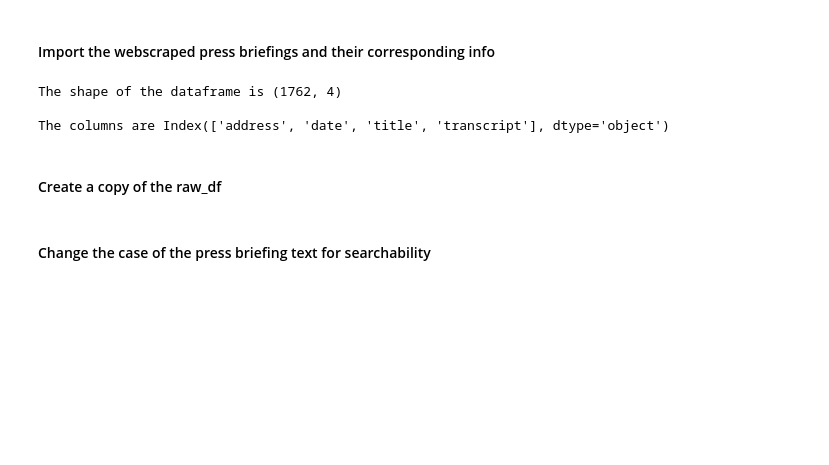
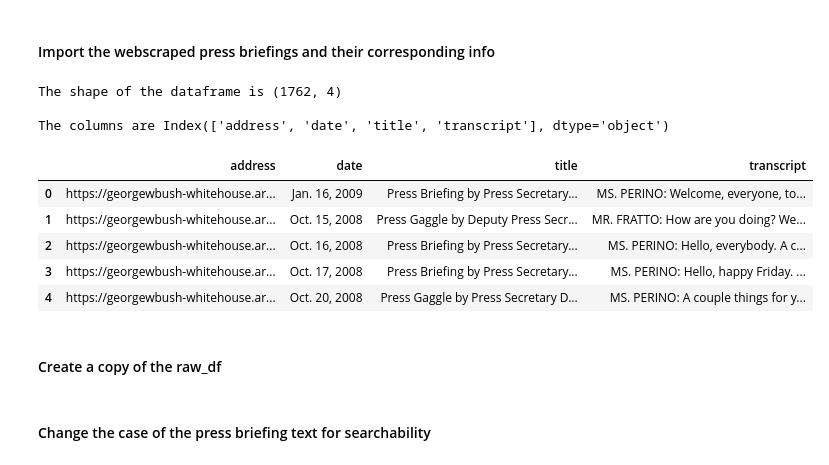
Before and after one commit to Data-Science-Link/How_to_Talk_Like_a_President, a Jupyter notebook: How_to_Talk_Like_a_President/george_w_bush/post_processing/post_processing_jupyter_George.ipynb, the cells around one changed output. Saved outputs shown, nothing was run; the diff lists cells and outputs as text; code cells hidden in the pictures; blank space fills up the shorter version.

```diff
--- a/How_to_Talk_Like_a_President/george_w_bush/post_processing/post_processing_jupyter_George.ipynb
+++ b/How_to_Talk_Like_a_President/george_w_bush/post_processing/post_processing_jupyter_George.ipynb
@@ -22,3 +24,12 @@ The columns are Index(['address', 'date', 'title', 'transcript'], dtype='object'
+# %%
+raw_df.head()
+# %% [output]
+|  | address | date | title | transcript |
+| 0 | https://georgewbush-whitehouse.ar... | Jan. 16, 2009 | Press Briefing by Press Secretary... | MS. PERINO: Welcome, everyone, to... |
+| 1 | https://georgewbush-whitehouse.ar... | Oct. 15, 2008 | Press Gaggle by Deputy Press Secr... | MR. FRATTO: How are you doing? We... |
+| 2 | https://georgewbush-whitehouse.ar... | Oct. 16, 2008 | Press Briefing by Press Secretary... | MS. PERINO: Hello, everybody. A c... |
+| 3 | https://georgewbush-whitehouse.ar... | Oct. 17, 2008 | Press Briefing by Press Secretary... | MS. PERINO: Hello, happy Friday. ... |
+| 4 | https://georgewbush-whitehouse.ar... | Oct. 20, 2008 | Press Gaggle by Press Secretary D... | MS. PERINO: A couple things for y... |
 # %% [markdown]
 #### Create a copy of the raw_df
 # %%
```
Also changed, not shown: parts of 9 cells of this notebook, 2 other files.
